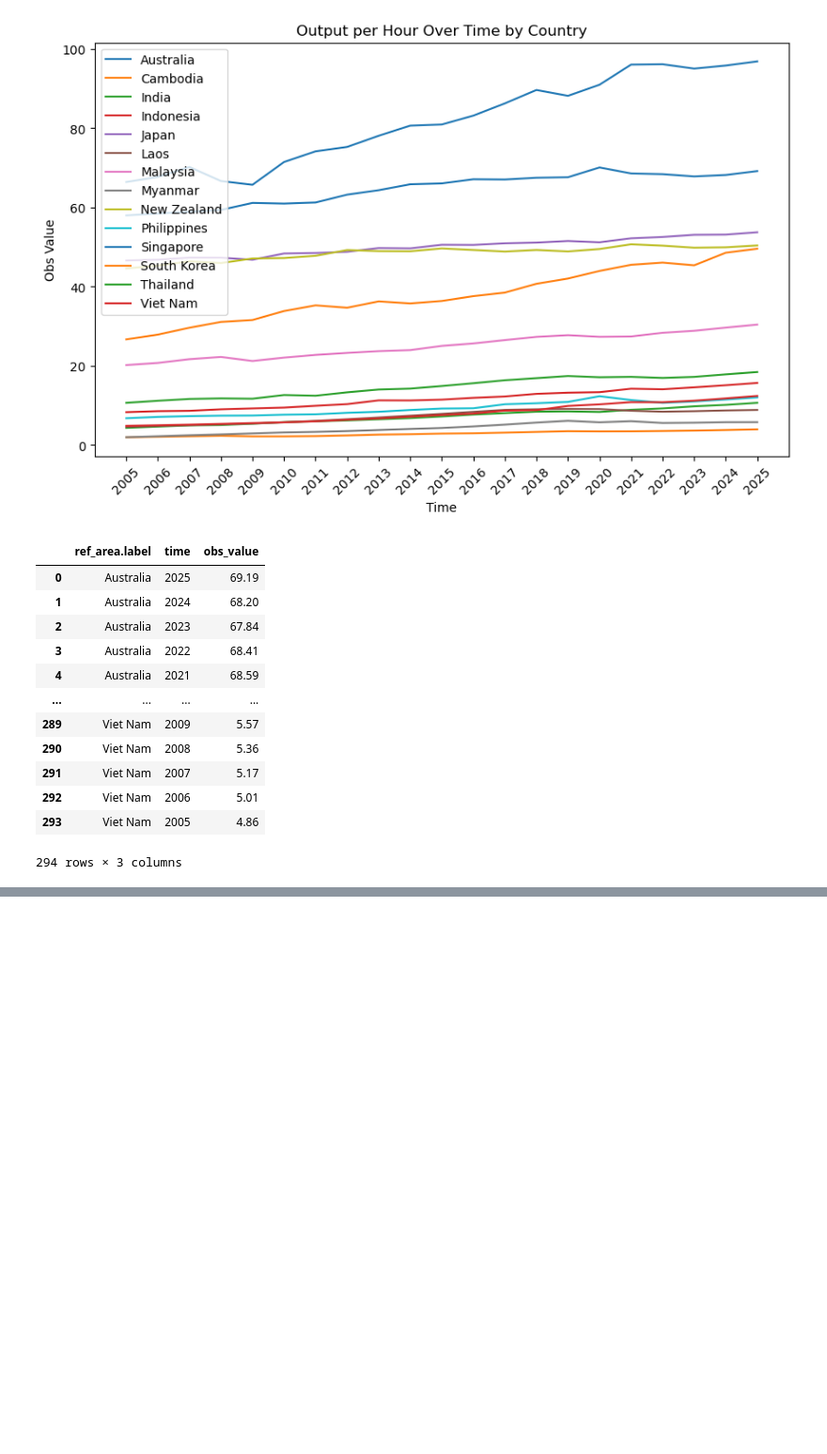
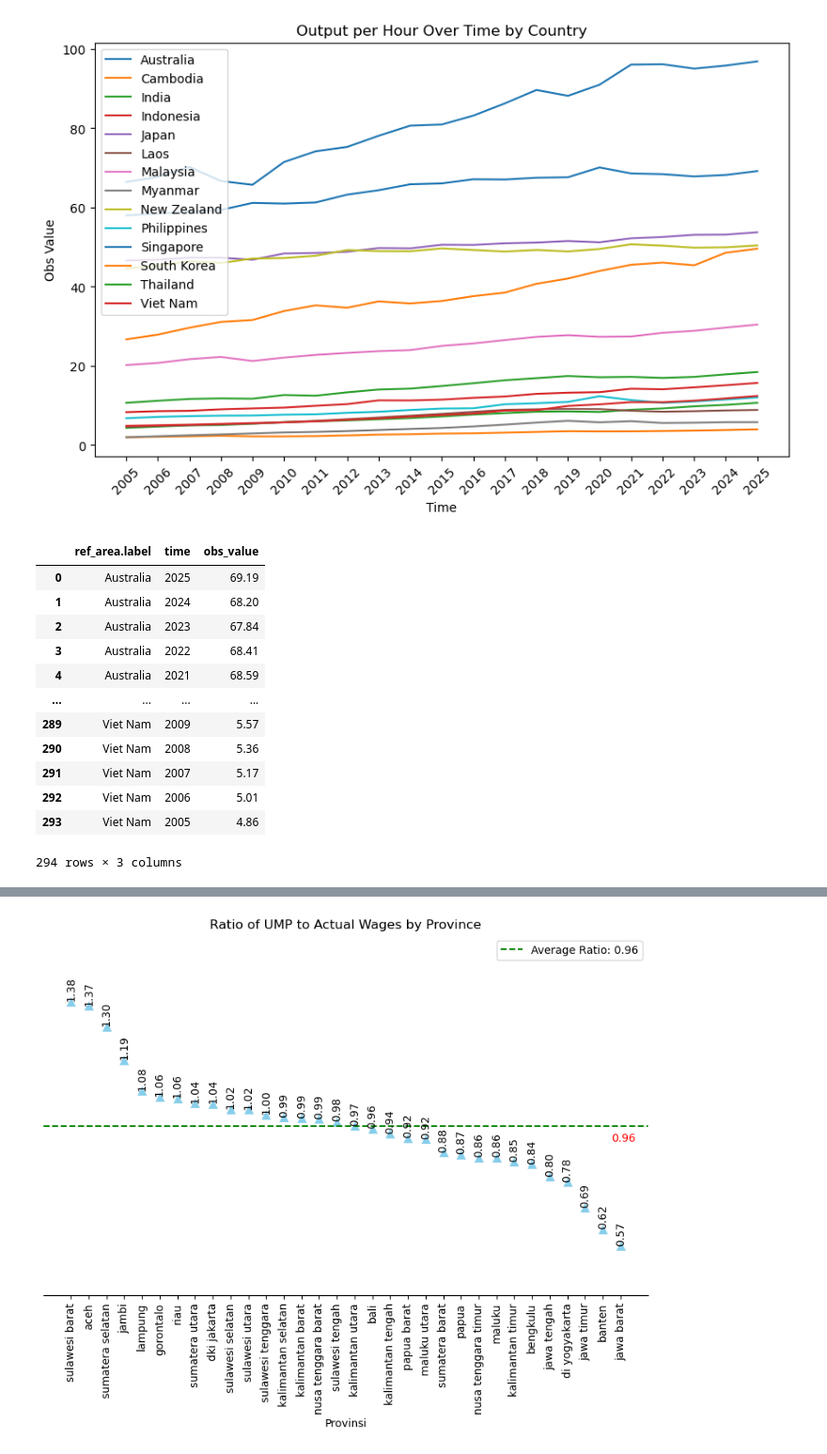
Before and after one commit to adinramaadin/Python_Project-3_Minimum-Wage, a Jupyter notebook: Main_Code_Project/1_EDA.ipynb, the cells around one changed output, grey strips where cells are left out. Shown at 94% size. Saved outputs shown, nothing was run; the diff lists cells and outputs as text; code cells hidden in the pictures; blank space fills up the shorter version.

```diff
--- a/Main_Code_Project/1_EDA.ipynb
+++ b/Main_Code_Project/1_EDA.ipynb
@@ -290,0 +330,17 @@ Name: count, dtype: int64
+# %%
+# Standardize the province names to lowercase and strip any leading/trailing whitespace
+upah_minimum_regional_indonesia['Provinsi'] = upah_minimum_regional_indonesia['Provinsi'].str.lower().str.strip()
+gaji_bersih['Provinsi'] = gaji_bersih['Provinsi'].str.lower().str.strip()
+
+# Remove duplicates based on the 'Provinsi' column
+upah_minimum_regional_indonesia = upah_minimum_regional_indonesia.drop_duplicates(subset=['Provinsi'])
+gaji_bersih = gaji_bersih.drop_duplicates(subset=['Provinsi'])
+
+# Merge the DataFrames on the standardized province names
+merged_df = pd.merge(upah_minimum_regional_indonesia, gaji_bersih, on='Provinsi')
+
+# Keep only the columns Provinsi, Jumlah, and UMP_2020
+merged_df = merged_df[['Provinsi', 'Jumlah', 'UMP_2020']]
+
+# Print the merged DataFrame with selected columns
+print(merged_df)
@@ -290,0 +365,44 @@ Name: count, dtype: int64
+# %%
+# Calculate the ratio of UMP to actual wages
+merged_df['ratio'] = merged_df['UMP_2020'] / merged_df['Jumlah']
+
+# Sort the DataFrame based on the ratio in descending order
+merged_df = merged_df.sort_values(by='ratio', ascending=False)
+
+# Calculate the average and median ratio
+average_ratio = merged_df['ratio'].mean()
+median_ratio = merged_df['ratio'].median()
+
+# Plot the ratio of UMP to actual wages using seaborn
+plt.figure(figsize=(10, 6))
+sns.scatterplot(data=merged_df, x='Provinsi', y='ratio', marker='^', s=100, color='skyblue')
+
+# Add horizontal lines for average and median ratio
+plt.axhline(y=average_ratio, color='g', linestyle='--', label=f'Average Ratio: {average_ratio:.2f}')
+
+# Annotate the average ratio line with its value below the line
+plt.text(len(merged_df)-1.5, average_ratio - 0.05, f'{average_ratio:.2f}', color='r')
+
+# Add title
+plt.title('Ratio of UMP to Actual Wages by Province')
+plt.xticks(rotation=90)
+plt.legend()
+
+# Annotate the points with their values (vertical)
+for i in range(len(merged_df)):
+    plt.text(merged_df['Provinsi'].iloc[i], merged_df['ratio'].iloc[i], f'{merged_df["ratio"].iloc[i]:.2f}', ha='center', va='bottom', rotation=90)
+
+# Set y-ticks from 0.4 to 2
+plt.yticks([0.4, 0.8, 1.2, 1.6])
+
+# Remove x-axis label and y-axis
+plt.gca().axes.get_xaxis().set_visible(True)
+plt.gca().axes.get_yaxis().set_visible(False)
+
+# Remove all spines
+sns.despine(left=True, bottom=False)
+
+# Show the plot
+plt.show()
+# %% [output]
+[figure, added]
```
Also changed, not shown: parts of 13 cells of this notebook, 1 other file.
